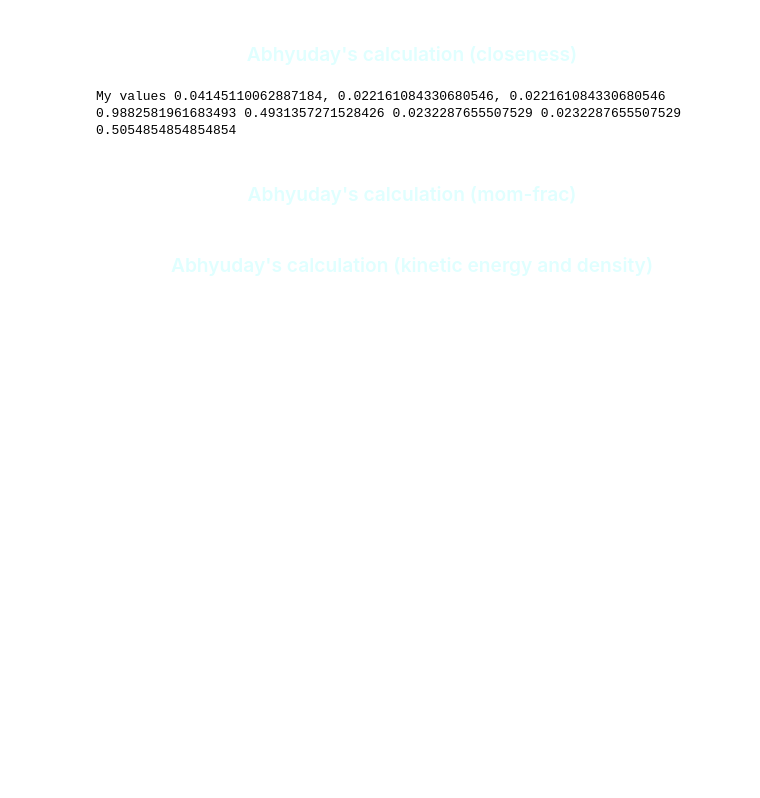
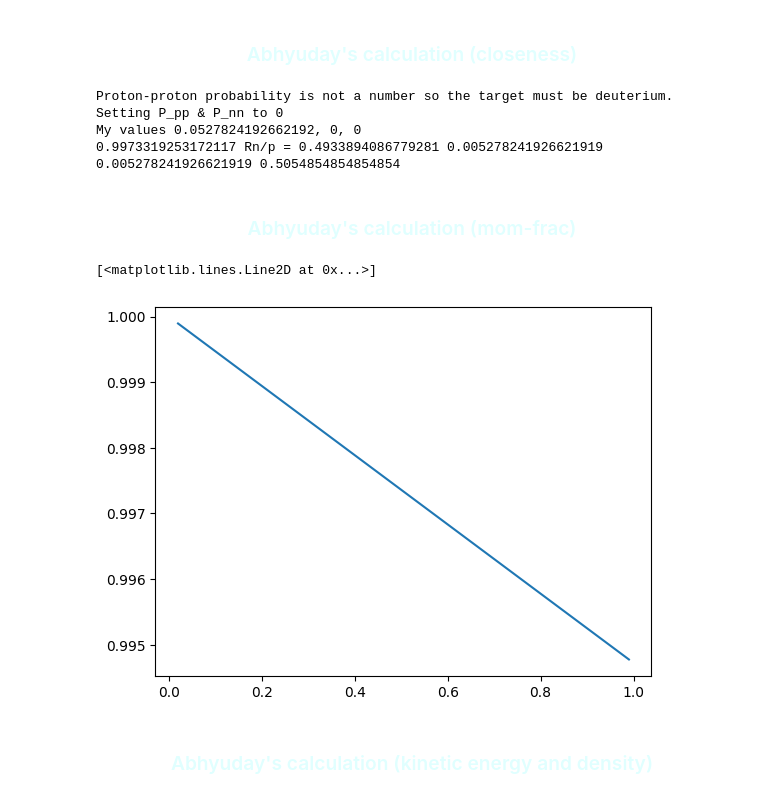
Before and after one commit to ab6361/flavaflav, a Jupyter notebook: Plotter_nonIso.ipynb, the cells around one changed output. Saved outputs shown, nothing was run; the diff lists cells and outputs as text; code cells hidden in the pictures; blank space fills up the shorter version.

```diff
--- a/Plotter_nonIso.ipynb
+++ b/Plotter_nonIso.ipynb
@@ -685,23 +724,32 @@ Nadia values 0.041820341313996374, 0.022333333333333334, 0.022333333333333334
 # %% [markdown]
 <h3 style="text-align: center; color: lightcyan"> Abhyuday's calculation (closeness) </h3>
 # %%
+if np.isnan(P_pp) and target == 'h2':
+    print(f'Proton-proton probability is not a number so the target must be deuterium. Setting P_pp & P_nn to 0')
+    P_pp = P_nn = 0
+
 fpclose = ((P_pn * N) + (P_pp * (Z - 1))) / 10
-fnclose = ((P_pn * N) + (P_nn * (Z - 1))) / 10
+fnclose = ((P_pn * Z) + (P_nn * (N - 1))) / 10
+
 print(f"My values {P_pn}, {P_pp}, {P_nn}")
 x = np.linspace(0.02, 0.99, 1000)
-remcls = np.zeros(len(x))
-remcmf = np.zeros(len(x))
-remcke = np.zeros(len(x))
-remcdens = np.zeros(len(x))
+remcls, remcmf, remcke, remcdens = (np.zeros(len(x)) for _ in range(4))
+
 for i in range(len(x)):
     remcls[i] = (Z * (1 - fpclose * x[i]) + N * nadia_nprat(x[i], qs) * (1 - fnclose * x[i])) / (Z + N * nadia_nprat(x[i], qs))
     if i == 500:
-        print(f'{remcls[i]} {nadia_nprat(x[i], qs)} {fpclose} {fnclose} {x[i]}')
+        print(f'{remcls[i]} Rn/p = {nadia_nprat(x[i], qs)} {fpclose} {fnclose} {x[i]}')
     # print(f'{remc[i]} {nadia_nprat(x[i], qs)}')
 # %% [output]
-My values 0.04145110062887184, 0.022161084330680546, 0.022161084330680546
-0.9882581961683493 0.4931357271528426 0.0232287655507529 0.0232287655507529 0.5054854854854854
+Proton-proton probability is not a number so the target must be deuterium. Setting P_pp & P_nn to 0
+My values 0.0527824192662192, 0, 0
+0.9973319253172117 Rn/p = 0.4933894086779281 0.005278241926621919 0.005278241926621919 0.5054854854854854
 # %% [markdown]
 <h3 style="text-align: center; color: lightcyan"> Abhyuday's calculation (mom-frac) </h3>
+# %%
+plt.plot(x, remcls, label = 'closeness')
+# %% [output]
+[<matplotlib.lines.Line2D at 0x...>]
+[figure, added]
 # %%
 for i in range(len(x)):
```
Also changed, not shown: parts of 23 cells of this notebook, 42 other files.
